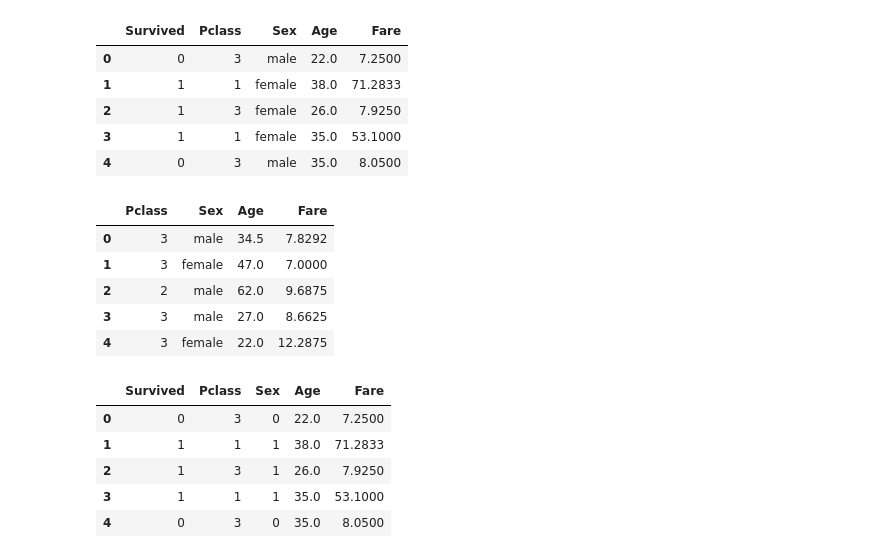
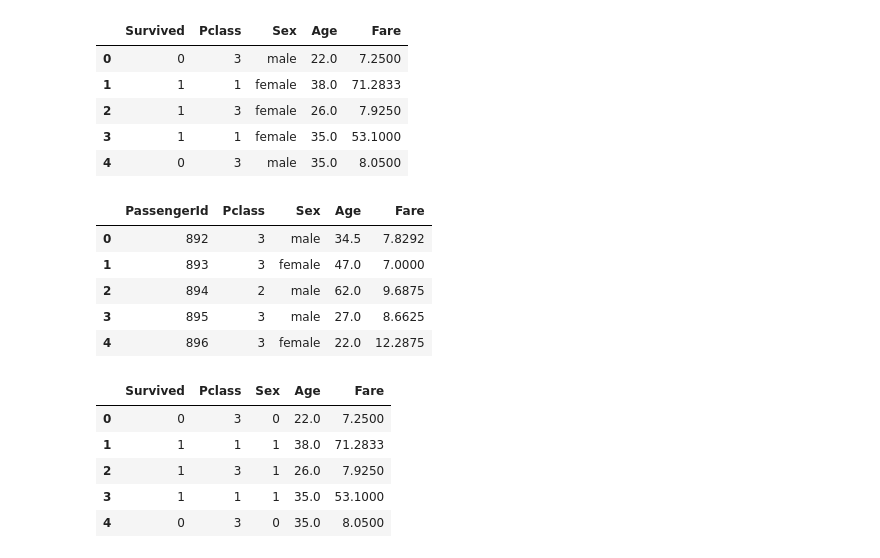
Before and after one commit to Zenoix/Titanic-Dataset, a Jupyter notebook: notebook.ipynb, the cells around one changed output. Saved outputs shown, nothing was run; the diff lists cells and outputs as text; code cells hidden in the pictures.

Commit message:
Encoded fares and cleaned up the data

```diff
--- a/notebook.ipynb
+++ b/notebook.ipynb
@@ -196,15 +196,15 @@ train_df.head()
 | 3 | 1 | 1 | female | 35.0 | 53.1000 |
 | 4 | 0 | 3 | male | 35.0 | 8.0500 |
 # %%
-test_df.drop(["PassengerId", "Name", "SibSp", "Parch", "Ticket", "Cabin", "Embarked"], axis=1, inplace=True)
+test_df.drop(["Name", "SibSp", "Parch", "Ticket", "Cabin", "Embarked"], axis=1, inplace=True)
 test_df.head()
 # %% [output]
-|  | Pclass | Sex | Age | Fare |
-| 0 | 3 | male | 34.5 | 7.8292 |
-| 1 | 3 | female | 47.0 | 7.0000 |
-| 2 | 2 | male | 62.0 | 9.6875 |
-| 3 | 3 | male | 27.0 | 8.6625 |
-| 4 | 3 | female | 22.0 | 12.2875 |
+|  | PassengerId | Pclass | Sex | Age | Fare |
+| 0 | 892 | 3 | male | 34.5 | 7.8292 |
+| 1 | 893 | 3 | female | 47.0 | 7.0000 |
+| 2 | 894 | 2 | male | 62.0 | 9.6875 |
+| 3 | 895 | 3 | male | 27.0 | 8.6625 |
+| 4 | 896 | 3 | female | 22.0 | 12.2875 |
 # %%
 train_df["Sex"] = train_df["Sex"].replace({"male": 0, "female": 1})
 train_df.head()
```
Also changed, not shown: parts of 12 cells of this notebook.
